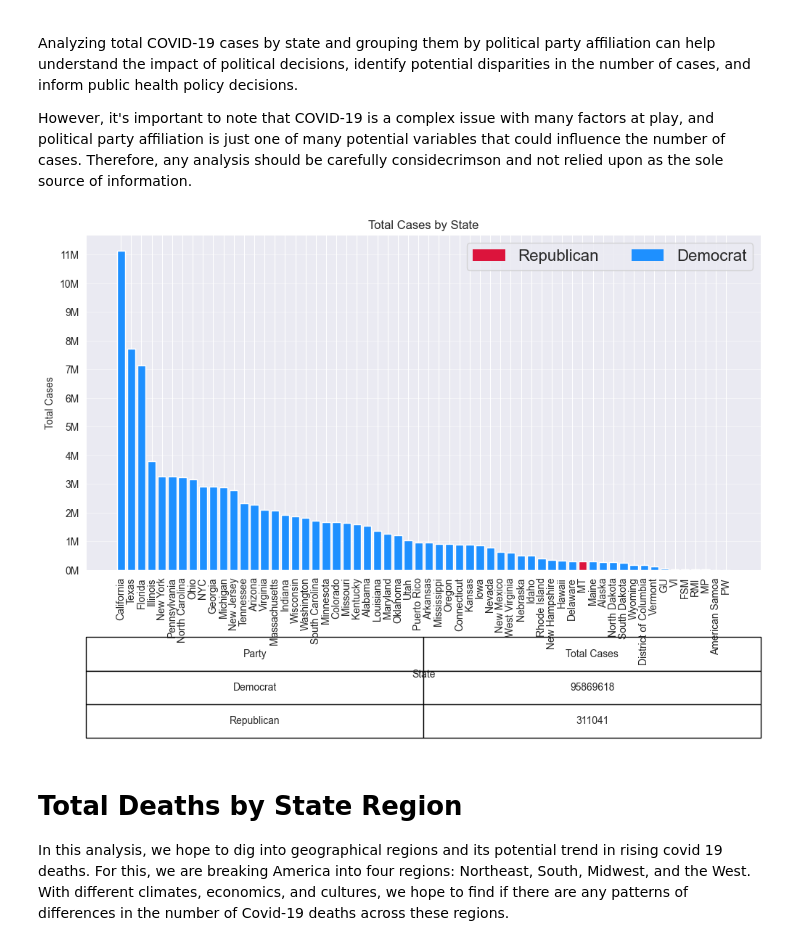
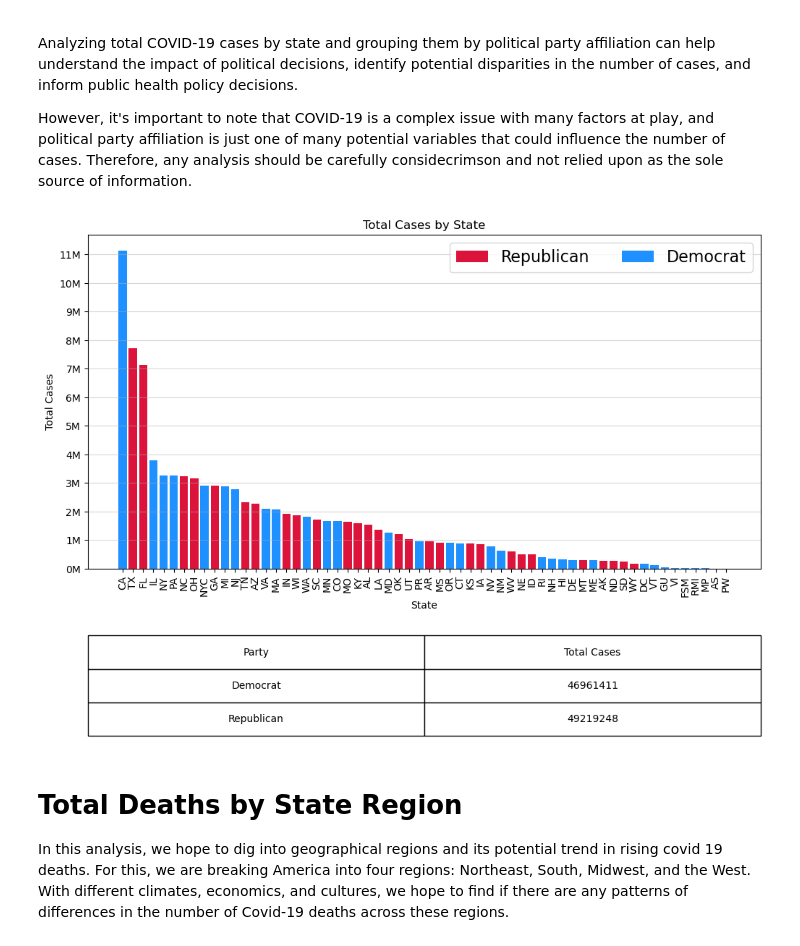
Before and after one commit to mikerasch/Covid19Analysis, a Jupyter notebook: Covid_Analysis.ipynb, the cells around one changed output. Cells and saved outputs as stored; diff of their text form; code cells hidden in the pictures.

```diff
--- a/Covid_Analysis.ipynb
+++ b/Covid_Analysis.ipynb
@@ -94,7 +94,7 @@ covid_df
 - The states were previously identified with the state name abbreviation. Ex: WI
 # %%
 covid_df = covid_df.fillna(0)
-covid_df['state'] = covid_df['state'].replace(stateDictionary)
+#covid_df['state'] = covid_df['state'].replace(stateDictionary)
 covid_df['submission_date'] = pd.to_datetime(covid_df['submission_date'])
 covid_df = covid_df.sort_values('submission_date')
 covid_df
@@ -156,51 +156,56 @@ republican_states_2020 = ['AL', 'AK', 'AZ', 'AR', 'FL', 'GA', 'ID', 'IN', 'IA',
 democrat_states_2020 = ['CA', 'CO', 'CT', 'DE', 'HI', 'IL', 'ME', 'MD', 'MA', 'MI', 'MN', 'NV', 'NH', 'NJ', 'NM', 'NY', 'OR', 'PA', 'RI', 'VT', 'VA', 'WA', 'DC']
 
 # group by state and sum new cases
-grouped_df = covid_df.groupby('state').agg({'new_case': 'sum'}).reset_index()
-grouped_df_sorted = grouped_df.sort_values('new_case', ascending=False)
+grouped_df_copy = covid_df.groupby('state').agg({'new_case': 'sum'}).reset_index()
+grouped_df_sorted_copy = grouped_df_copy.sort_values('new_case', ascending=False)
 
 # add party column
-grouped_df_sorted['Party'] = grouped_df_sorted['state'].apply(lambda x: 'Republican' if x in republican_states_2020 else 'Democrat')
+# grouped_df_sorted['Party'] = grouped_df_sorted['state'].apply(lambda x: 'Republican' if x in republican_states_2020 else 'Democrat')
+grouped_df_sorted_copy['Party'] = grouped_df_sorted_copy['state'].apply(lambda x: 'Republican' if x in republican_states_2020 else 'Democrat')
 
 # total cases by party
-cases_by_party = grouped_df_sorted.groupby('Party').agg({'new_case': 'sum'}).reset_index()
+cases_by_party = grouped_df_sorted_copy.groupby('Party').agg({'new_case': 'sum'}).reset_index()
 cases_by_party.columns = cases_by_party.columns.str.replace("new_case", "Total Cases")
 
 # total cases by state
-cases_by_state = grouped_df_sorted.groupby('state').agg({'new_case': 'sum'}).reset_index()
+cases_by_state = grouped_df_sorted_copy.groupby('state').agg({'new_case': 'sum'}).reset_index()
 cases_by_state.columns = cases_by_state.columns.str.replace("new_case", "Total Cases")
 cases_by_state = cases_by_state.sort_values('Total Cases', ascending=False)
 
 # config that ish
 plt.figure(figsize=(12, 6))
 plt.bar(cases_by_state['state'], cases_by_state['Total Cases'])
 plt.xlabel('State')
 plt.ylabel('Total Cases')
 plt.xticks(rotation=90)
 plt.title("Total Cases by State")
 
 # change the color of the bars based on party
 plt.bar(cases_by_state['state'], cases_by_state['Total Cases'], color=['crimson' if x in republican_states_2020 else 'dodgerblue' for x in cases_by_state['state']])
 
 # represent y-axis in millions of cases by leading non-zero digits
 plt.gca().yaxis.set_major_formatter(plt.FuncFormatter(lambda x, loc: "{:,}".format(int(x/1000000)) + 'M'))
 
+# change x-axis to abbreviations of states
+plt.xticks(cases_by_state['state'])
+
+
 # y-axis incrememt = 1 million
 plt.yticks(np.arange(0, max(cases_by_state['Total Cases']), 1000000))
 
 # add girdlines
 plt.grid(axis='y', alpha=0.5)
 
 # Legend showing total number of cases by party
 plt.legend([plt.Rectangle((0,0),1,1,fc='crimson', edgecolor = 'none'), plt.Rectangle((0,0),1,1,fc='dodgerblue', edgecolor = 'none')], ['Republican', 'Democrat'], loc=1, ncol = 2, prop={'size':16})
 
 # Table showing total number of cases by party
 plt.table(cellText=cases_by_party.values, colLabels=cases_by_party.columns, loc='bottom', cellLoc='center', colLoc='center', bbox=[0, -0.5, 1, 0.3])
 
 # plot that ish
 plt.show()
 # %% [output]
-[figure, old version]
+[figure, new version]
 # %% [markdown]
 # Total Deaths by State Region
 In this analysis, we hope to dig into geographical regions and its potential trend in rising covid 19 deaths. For this, we are breaking America into four regions: Northeast, South, Midwest, and the West. With different climates, economics, and cultures, we hope to find if there are any patterns of differences in the number of Covid-19 deaths across these regions.
```
Also changed, not shown: parts of 6 cells of this notebook, 1 other file.
